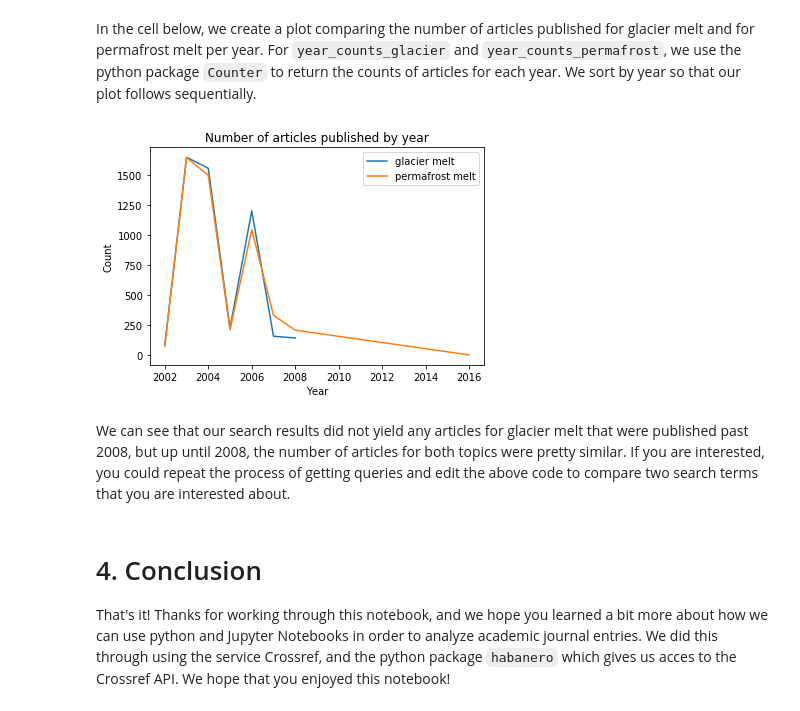
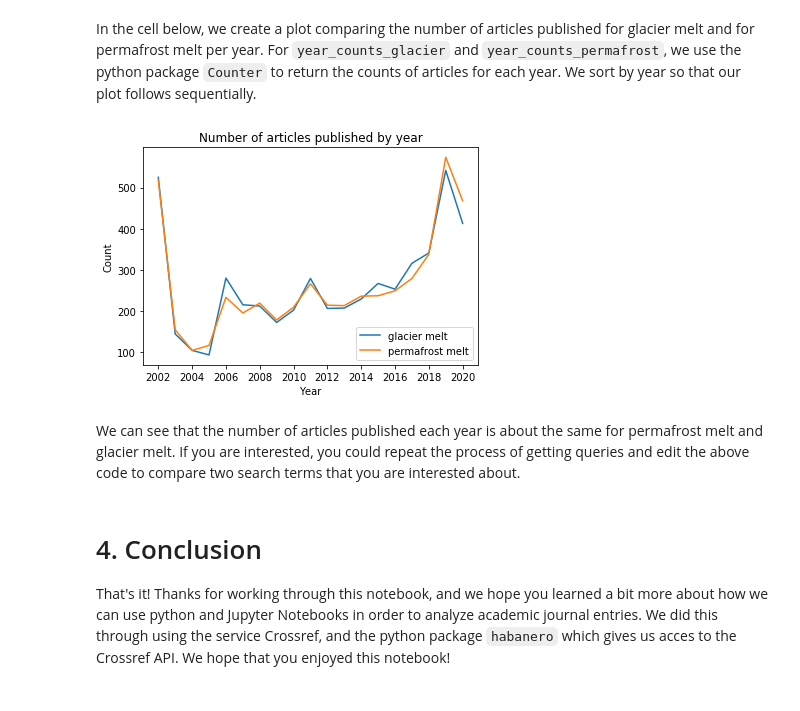
Before and after one commit to ds-modules/Library, a Jupyter notebook: library-module-sp20.ipynb, the cells around one changed output. Cells and saved outputs as stored; diff of their text form; code cells hidden in the pictures.

Commit message:
fixed journal title, updated permafrost/glacier melt data

```diff
--- a/library-module-sp20.ipynb
+++ b/library-module-sp20.ipynb
@@ -706,17 +769,17 @@ In the cell below, we create a plot comparing the number of articles published f
 # %%
 year_counts_glacier = dict(sorted((Counter(glacier_years)).items())) # create dictionary of glacier year counts
 year_counts_permafrost = dict(sorted((Counter(permafrost_years)).items())) # create dictionary of permafrost year counts
 plt.plot(list(year_counts_glacier.keys()),list(year_counts_glacier.values()), label = 'glacier melt')
 plt.plot(list(year_counts_permafrost.keys()),list(year_counts_permafrost.values()), label = 'permafrost melt')
-# plt.xticks(np.arange(2002, 2010))
+plt.xticks(np.arange(2002, 2021, 2), np.arange(2002, 2021, 2))
 plt.title('Number of articles published by year')
 plt.xlabel('Year')
 plt.ylabel('Count')
 plt.legend();
 # %% [output]
-[figure, old version]
+[figure, new version]
 # %% [markdown]
-We can see that our search results did not yield any articles for glacier melt that were published past 2008, but up until 2008, the number of articles for both topics were pretty similar. If you are interested, you could repeat the process of getting queries and edit the above code to compare two search terms that you are interested about.
+We can see that the number of articles published each year is about the same for permafrost melt and glacier melt. If you are interested, you could repeat the process of getting queries and edit the above code to compare two search terms that you are interested about.
 # %% [markdown]
 # 4. Conclusion <a id = '4'></a>
 That's it! Thanks for working through this notebook, and we hope you learned a bit more about how we can use python and Jupyter Notebooks in order to analyze academic journal entries. We did this through using the service Crossref, and the python package `habanero` which gives us acces to the Crossref API. We hope that you enjoyed this notebook!
```
Also changed, not shown: parts of 46 cells of this notebook, 2 other files.
